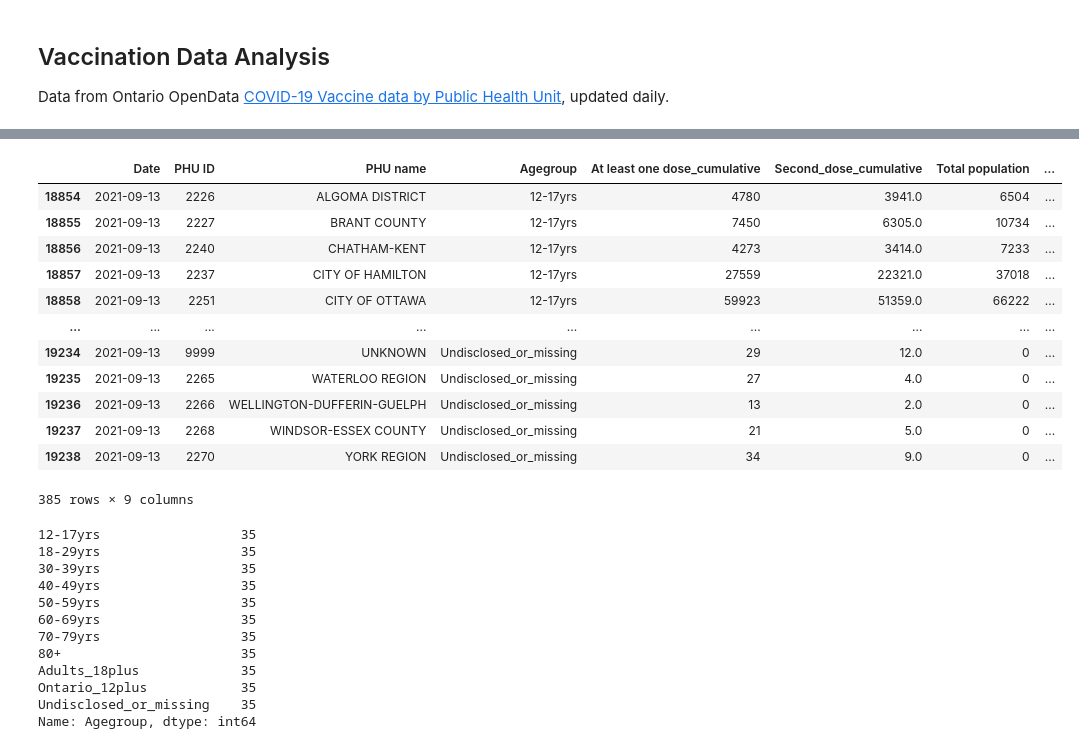
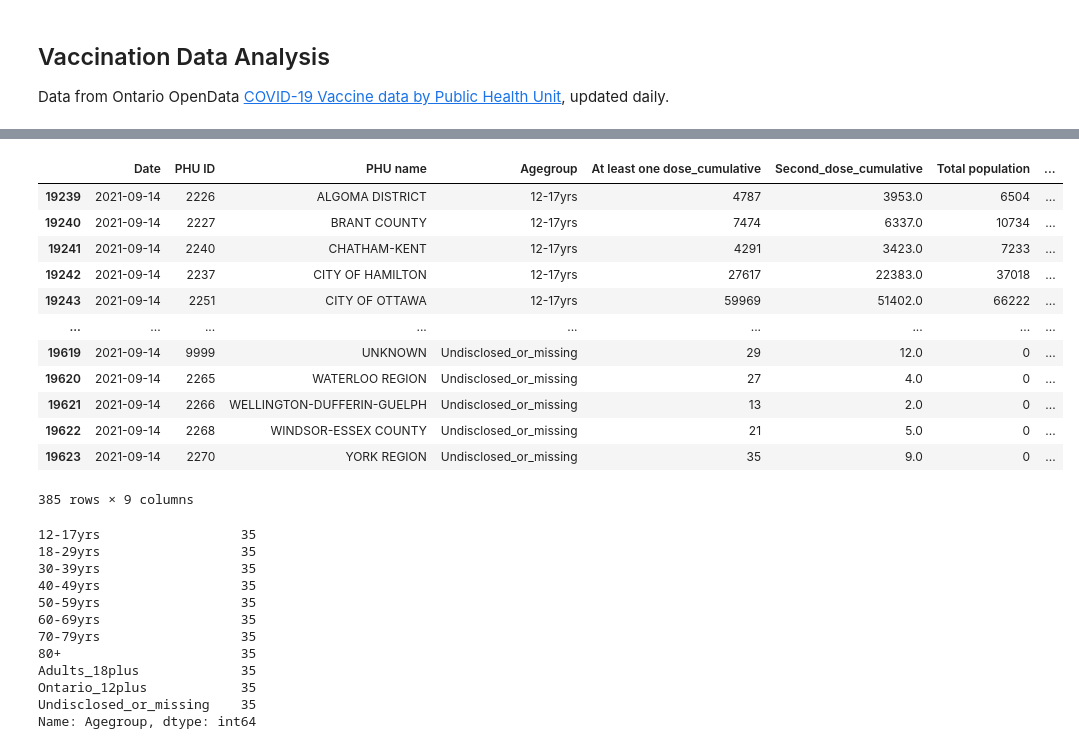
Before and after one commit to keqideng/data_analysis_portfolio_project, a Jupyter notebook: ontario_covid_analysis/ontario_covid_analysis.ipynb, the cells around one changed output, grey strips where cells are left out. Drawn from its saved outputs; the diff is of its cells as text; code cells hidden in the pictures.

```diff
--- a/ontario_covid_analysis/ontario_covid_analysis.ipynb
+++ b/ontario_covid_analysis/ontario_covid_analysis.ipynb
@@ -354,21 +355,21 @@ Name: Date, Length: 19239, dtype: datetime64[ns]
 # %%
 #Find the most recent data:
 
-on_vaxx_rn_df = on_vaxx_df[on_vaxx_df.Date == np.datetime64(datetime.today().date())-np.timedelta64(1,'D')]
+on_vaxx_rn_df = on_vaxx_df[on_vaxx_df.Date == np.datetime64(datetime.today().date())]
 on_vaxx_rn_df
 # %% [output]
 |  | Date | PHU ID | PHU name | Agegroup | At least one dose_cumulative | Second_dose_cumulative | Total population | ... |
-| 18854 | 2021-09-13 | 2226 | ALGOMA DISTRICT | 12-17yrs | 4780 | 3941.0 | 6504 | ... |
-| 18855 | 2021-09-13 | 2227 | BRANT COUNTY | 12-17yrs | 7450 | 6305.0 | 10734 | ... |
-| 18856 | 2021-09-13 | 2240 | CHATHAM-KENT | 12-17yrs | 4273 | 3414.0 | 7233 | ... |
-| 18857 | 2021-09-13 | 2237 | CITY OF HAMILTON | 12-17yrs | 27559 | 22321.0 | 37018 | ... |
-| 18858 | 2021-09-13 | 2251 | CITY OF OTTAWA | 12-17yrs | 59923 | 51359.0 | 66222 | ... |
+| 19239 | 2021-09-14 | 2226 | ALGOMA DISTRICT | 12-17yrs | 4787 | 3953.0 | 6504 | ... |
+| 19240 | 2021-09-14 | 2227 | BRANT COUNTY | 12-17yrs | 7474 | 6337.0 | 10734 | ... |
+| 19241 | 2021-09-14 | 2240 | CHATHAM-KENT | 12-17yrs | 4291 | 3423.0 | 7233 | ... |
+| 19242 | 2021-09-14 | 2237 | CITY OF HAMILTON | 12-17yrs | 27617 | 22383.0 | 37018 | ... |
+| 19243 | 2021-09-14 | 2251 | CITY OF OTTAWA | 12-17yrs | 59969 | 51402.0 | 66222 | ... |
 | ... | ... | ... | ... | ... | ... | ... | ... | ... |
-| 19234 | 2021-09-13 | 9999 | UNKNOWN | Undisclosed_or_missing | 29 | 12.0 | 0 | ... |
-| 19235 | 2021-09-13 | 2265 | WATERLOO REGION | Undisclosed_or_missing | 27 | 4.0 | 0 | ... |
-| 19236 | 2021-09-13 | 2266 | WELLINGTON-DUFFERIN-GUELPH | Undisclosed_or_missing | 13 | 2.0 | 0 | ... |
-| 19237 | 2021-09-13 | 2268 | WINDSOR-ESSEX COUNTY | Undisclosed_or_missing | 21 | 5.0 | 0 | ... |
-| 19238 | 2021-09-13 | 2270 | YORK REGION | Undisclosed_or_missing | 34 | 9.0 | 0 | ... |
+| 19619 | 2021-09-14 | 9999 | UNKNOWN | Undisclosed_or_missing | 29 | 12.0 | 0 | ... |
+| 19620 | 2021-09-14 | 2265 | WATERLOO REGION | Undisclosed_or_missing | 27 | 4.0 | 0 | ... |
+| 19621 | 2021-09-14 | 2266 | WELLINGTON-DUFFERIN-GUELPH | Undisclosed_or_missing | 13 | 2.0 | 0 | ... |
+| 19622 | 2021-09-14 | 2268 | WINDSOR-ESSEX COUNTY | Undisclosed_or_missing | 21 | 5.0 | 0 | ... |
+| 19623 | 2021-09-14 | 2270 | YORK REGION | Undisclosed_or_missing | 35 | 9.0 | 0 | ... |
 385 rows × 9 columns
 # %%
 pd.value_counts(on_vaxx_rn_df['Agegroup'])
```
Also changed, not shown: parts of 23 cells of this notebook, 2 other files.
